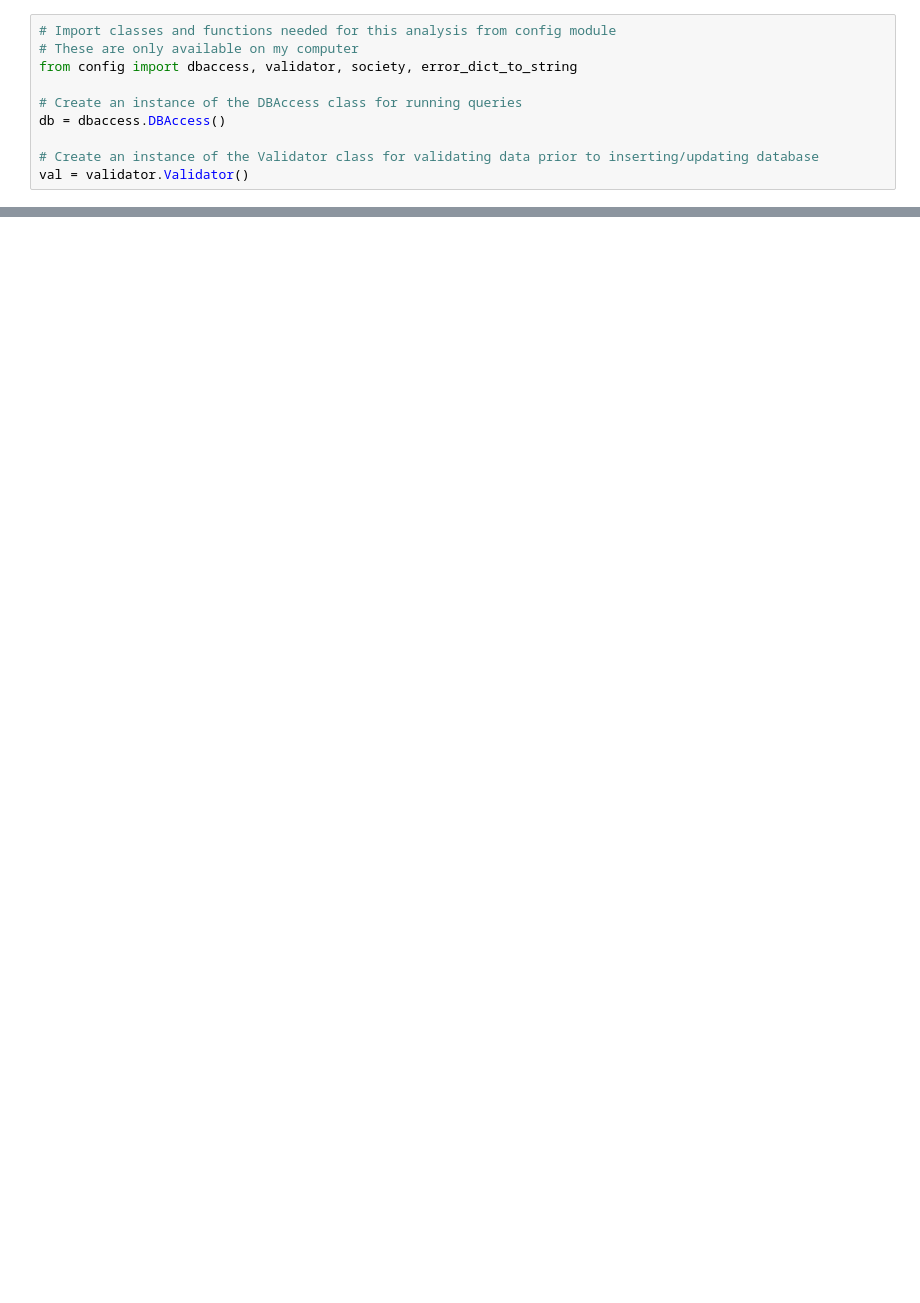
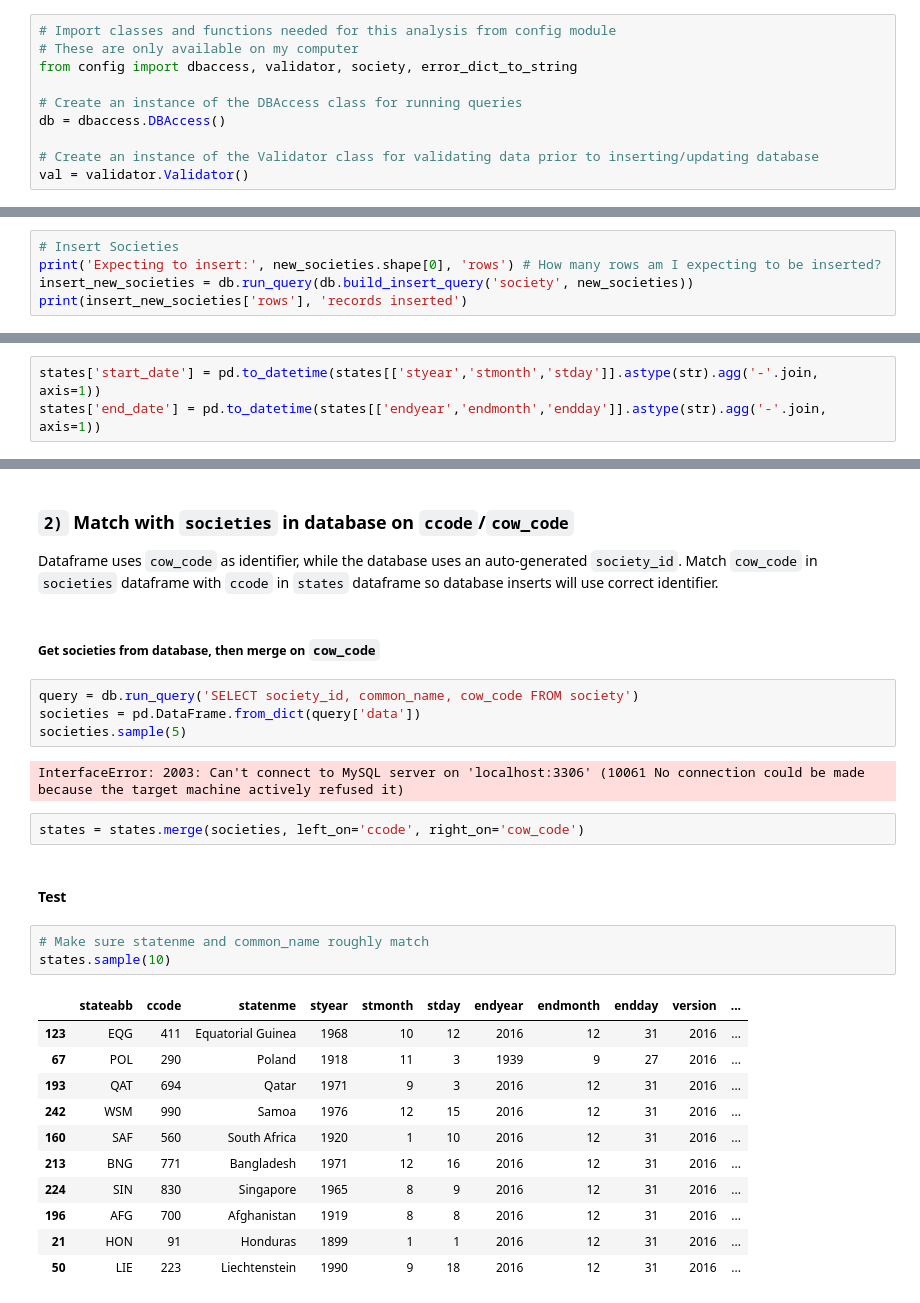
Before and after one commit to skustes/COW-System, a Jupyter notebook: COW System.ipynb, the cells around one changed output, grey strips where cells are left out. Drawn from its saved outputs; the diff is of its cells as text; blank space fills up the shorter version.

Commit message:
Prepared COW State System for db insert

```diff
--- a/COW System.ipynb
+++ b/COW System.ipynb
@@ -34,0 +206,5 @@ cow.sample(5)
+# %%
+# Insert Societies
+print('Expecting to insert:', new_societies.shape[0], 'rows') # How many rows am I expecting to be inserted?
+insert_new_societies = db.run_query(db.build_insert_query('society', new_societies))
+print(insert_new_societies['rows'], 'records inserted')
@@ -54,0 +277,3 @@ majors.sample(5)
+# %%
+states['start_date'] = pd.to_datetime(states[['styear','stmonth','stday']].astype(str).agg('-'.join, axis=1))
+states['end_date'] = pd.to_datetime(states[['endyear','endmonth','endday']].astype(str).agg('-'.join, axis=1))
@@ -54,0 +291,30 @@ majors.sample(5)
+# %% [markdown]
+### `2)` Match with `societies` in database on `ccode`/`cow_code`
+Dataframe uses `cow_code` as identifier, while the database uses an auto-generated `society_id`.  Match `cow_code` in `societies` dataframe with `ccode` in `states` dataframe so database inserts will use correct identifier.
+# %% [markdown]
+##### Get societies from database, then merge on `cow_code`
+# %%
+query = db.run_query('SELECT society_id, common_name, cow_code FROM society')
+societies = pd.DataFrame.from_dict(query['data'])
+societies.sample(5)
+# %% [output]
+InterfaceError: 2003: Can't connect to MySQL server on 'localhost:3306' (10061 No connection could be made because the target machine actively refused it)
+# %%
+states = states.merge(societies, left_on='ccode', right_on='cow_code')
+# %% [markdown]
+#### Test
+# %%
+# Make sure statenme and common_name roughly match
+states.sample(10)
+# %% [output]
+|  | stateabb | ccode | statenme | styear | stmonth | stday | endyear | endmonth | endday | version | ... |
+| 123 | EQG | 411 | Equatorial Guinea | 1968 | 10 | 12 | 2016 | 12 | 31 | 2016 | ... |
+| 67 | POL | 290 | Poland | 1918 | 11 | 3 | 1939 | 9 | 27 | 2016 | ... |
+| 193 | QAT | 694 | Qatar | 1971 | 9 | 3 | 2016 | 12 | 31 | 2016 | ... |
+| 242 | WSM | 990 | Samoa | 1976 | 12 | 15 | 2016 | 12 | 31 | 2016 | ... |
+| 160 | SAF | 560 | South Africa | 1920 | 1 | 10 | 2016 | 12 | 31 | 2016 | ... |
+| 213 | BNG | 771 | Bangladesh | 1971 | 12 | 16 | 2016 | 12 | 31 | 2016 | ... |
+| 224 | SIN | 830 | Singapore | 1965 | 8 | 9 | 2016 | 12 | 31 | 2016 | ... |
+| 196 | AFG | 700 | Afghanistan | 1919 | 8 | 8 | 2016 | 12 | 31 | 2016 | ... |
+| 21 | HON | 91 | Honduras | 1899 | 1 | 1 | 2016 | 12 | 31 | 2016 | ... |
+| 50 | LIE | 223 | Liechtenstein | 1990 | 9 | 18 | 2016 | 12 | 31 | 2016 | ... |
```
Also changed, not shown: parts of 47 cells of this notebook, 1 other file.
